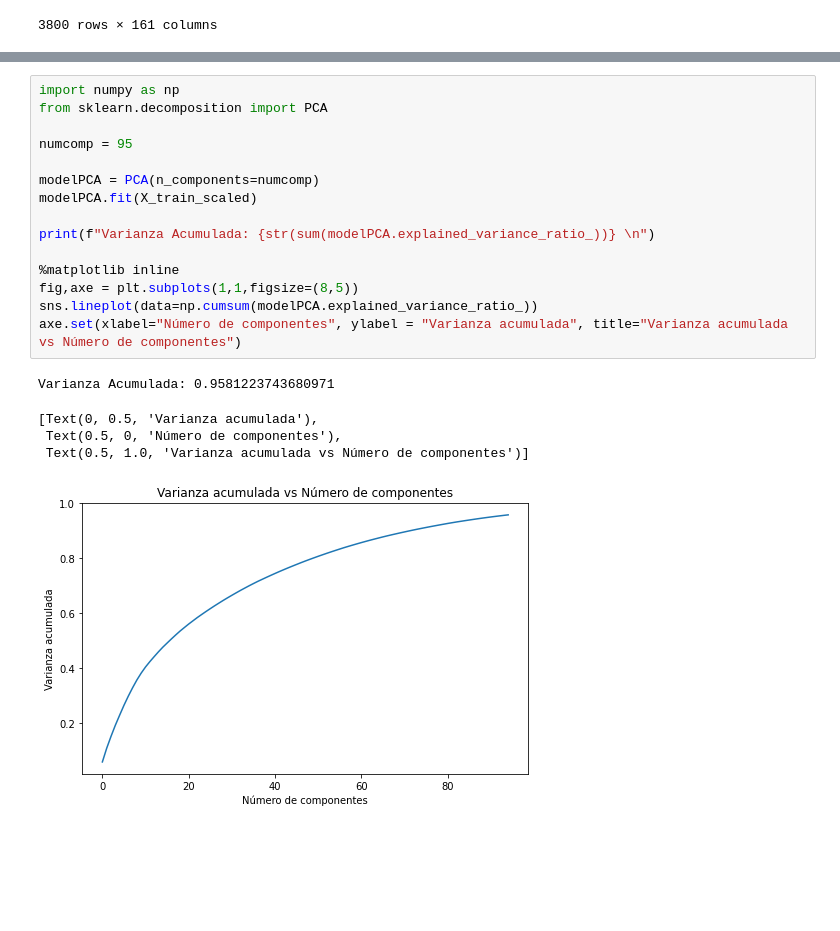
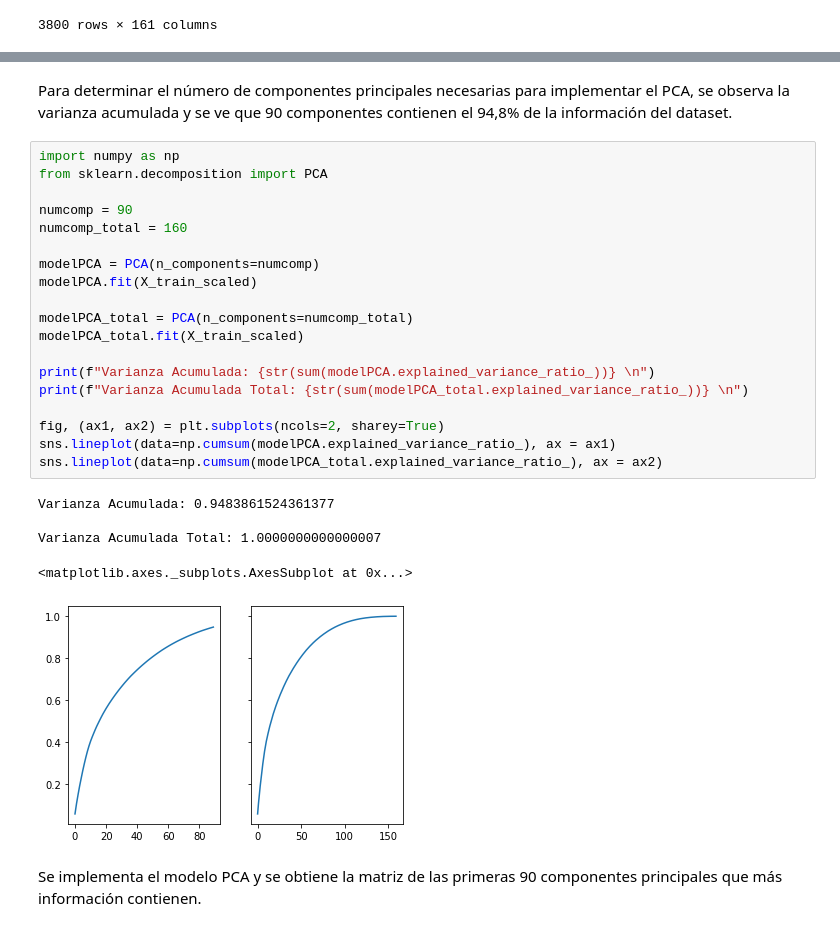
Before and after one commit to manvgom/IML, a Jupyter notebook: IML_PCA.ipynb, the cells around one changed output, grey strips where cells are left out. Cells and saved outputs as stored; diff of their text form; blank space fills up the shorter version.

```diff
--- a/IML_PCA.ipynb
+++ b/IML_PCA.ipynb
@@ -98,24 +100,32 @@ X_test (2420, 161)
+# %% [markdown]
+Para determinar el número de componentes principales necesarias para implementar el PCA, se observa la varianza acumulada y se ve que 90 componentes contienen el 94,8% de la información del dataset.
 # %%
 import numpy as np
 from sklearn.decomposition import PCA
 
-numcomp = 95
+numcomp = 90
+numcomp_total = 160
 
 modelPCA = PCA(n_components=numcomp)
 modelPCA.fit(X_train_scaled)
 
+modelPCA_total = PCA(n_components=numcomp_total)
+modelPCA_total.fit(X_train_scaled)
+
 print(f"Varianza Acumulada: {str(sum(modelPCA.explained_variance_ratio_))} \n")
+print(f"Varianza Acumulada Total: {str(sum(modelPCA_total.explained_variance_ratio_))} \n")
 
-%matplotlib inline
-fig,axe = plt.subplots(1,1,figsize=(8,5))
-sns.lineplot(data=np.cumsum(modelPCA.explained_variance_ratio_))
-axe.set(xlabel="Número de componentes", ylabel = "Varianza acumulada", title="Varianza acumulada vs Número de componentes")
+fig, (ax1, ax2) = plt.subplots(ncols=2, sharey=True)
+sns.lineplot(data=np.cumsum(modelPCA.explained_variance_ratio_), ax = ax1)
+sns.lineplot(data=np.cumsum(modelPCA_total.explained_variance_ratio_), ax = ax2)
 # %% [output]
-Varianza Acumulada: 0.9581223743680971
+Varianza Acumulada: 0.9483861524361377
+
+Varianza Acumulada Total: 1.0000000000000007
-[Text(0, 0.5, 'Varianza acumulada'),
- Text(0.5, 0, 'Número de componentes'),
- Text(0.5, 1.0, 'Varianza acumulada vs Número de componentes')]
+<matplotlib.axes._subplots.AxesSubplot at 0x...>
-[figure, old version]
+[figure, new version]
+# %% [markdown]
+Se implementa el modelo PCA y se obtiene la matriz de las primeras 90 componentes principales que más información contienen.
 # %%
 pcs=['PC{}'.format(i) for i in range(1, numcomp+1)]
 scores_X_train = pd.DataFrame(modelPCA.transform(X_train_scaled),columns=pcs)
```
Also changed, not shown: parts of 9 cells of this notebook.
